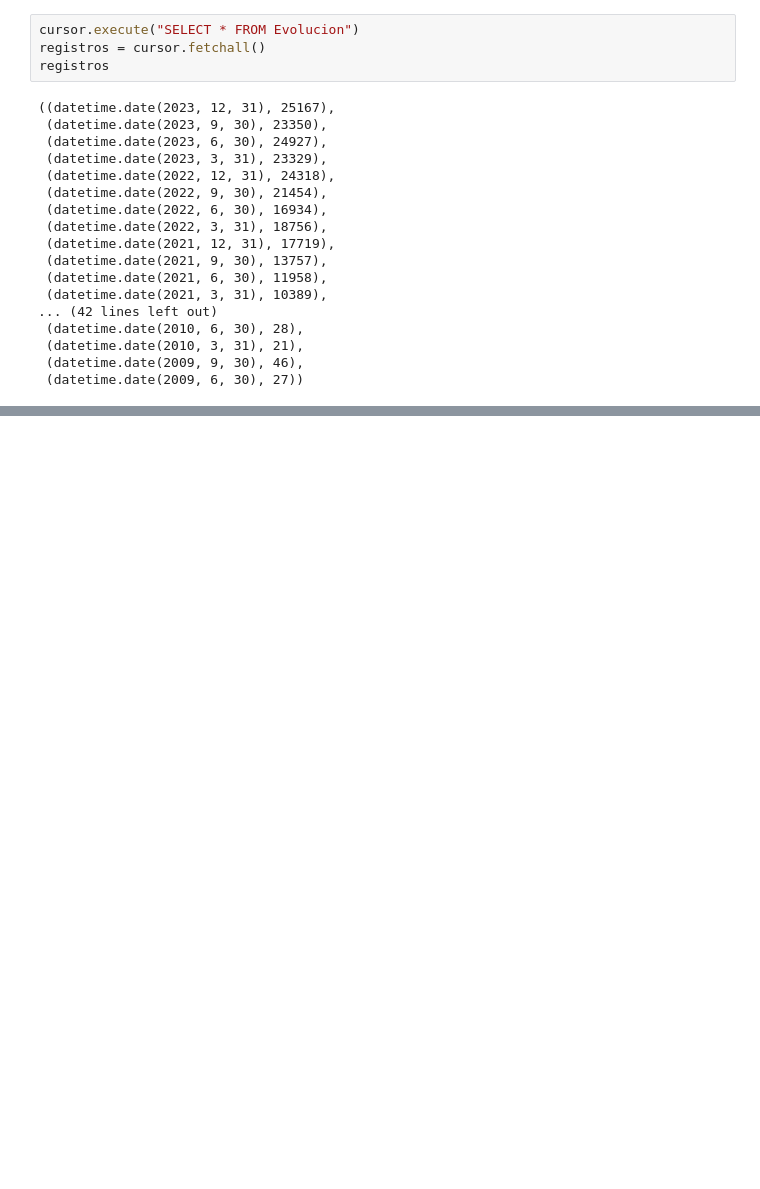
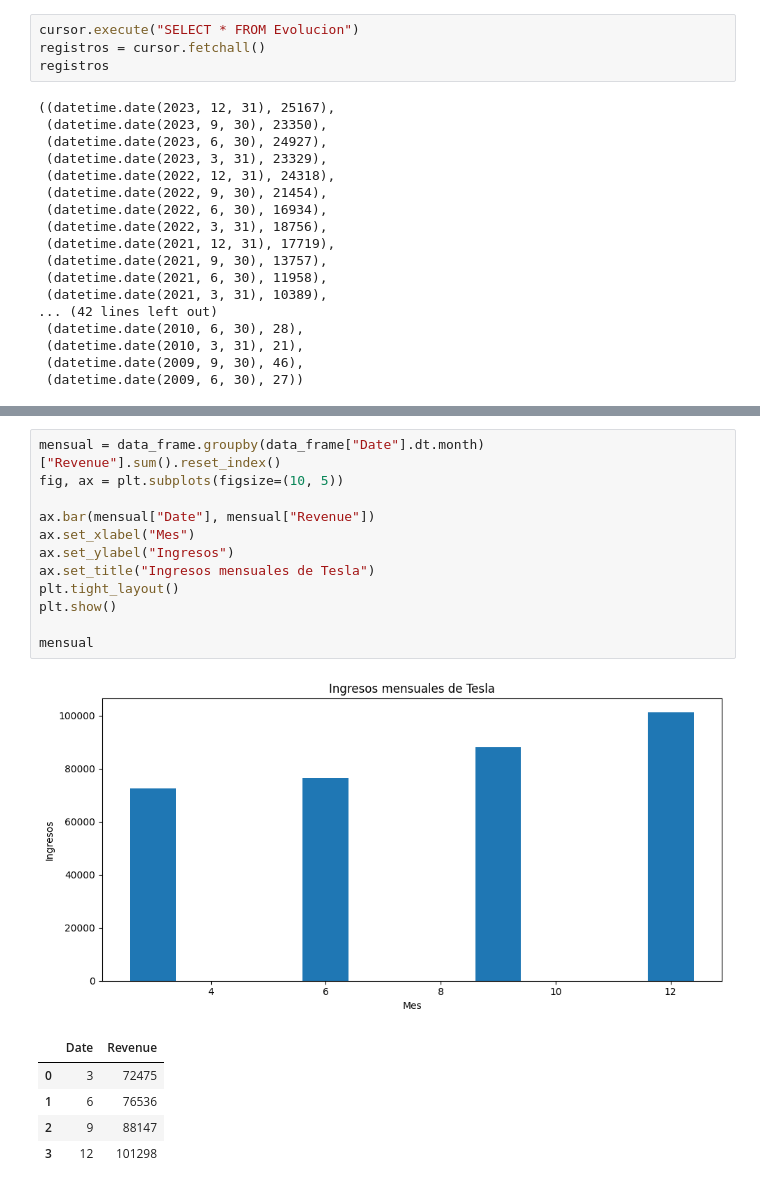
Before and after one commit to 4GeeksAcademy/joel-web-scraping, a Jupyter notebook: src/proyect.ipynb, the cells around one changed output, grey strips where cells are left out. Saved outputs shown, nothing was run; the diff lists cells and outputs as text; blank space fills up the shorter version.

```diff
--- a/src/proyect.ipynb
+++ b/src/proyect.ipynb
@@ -80,0 +104,19 @@ registros
+# %%
+mensual = data_frame.groupby(data_frame["Date"].dt.month)["Revenue"].sum().reset_index()
+fig, ax = plt.subplots(figsize=(10, 5))
+
+ax.bar(mensual["Date"], mensual["Revenue"])
+ax.set_xlabel("Mes")
+ax.set_ylabel("Ingresos")
+ax.set_title("Ingresos mensuales de Tesla")
+plt.tight_layout()
+plt.show()
+
+mensual
+# %% [output]
+[figure, added]
+|  | Date | Revenue |
+| 0 | 3 | 72475 |
+| 1 | 6 | 76536 |
+| 2 | 9 | 88147 |
+| 3 | 12 | 101298 |
```
Also changed, not shown: parts of 3 cells of this notebook.
